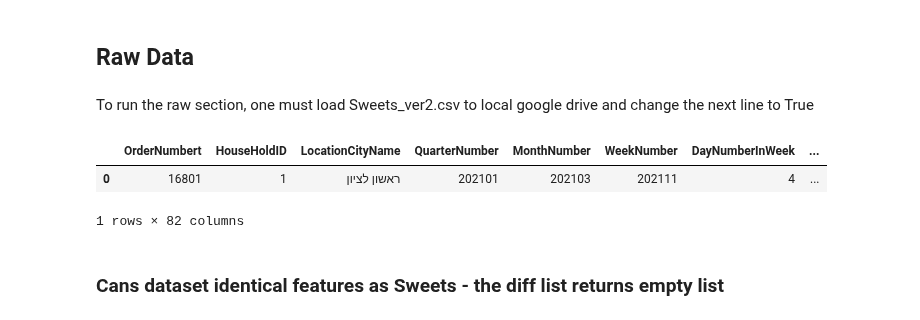
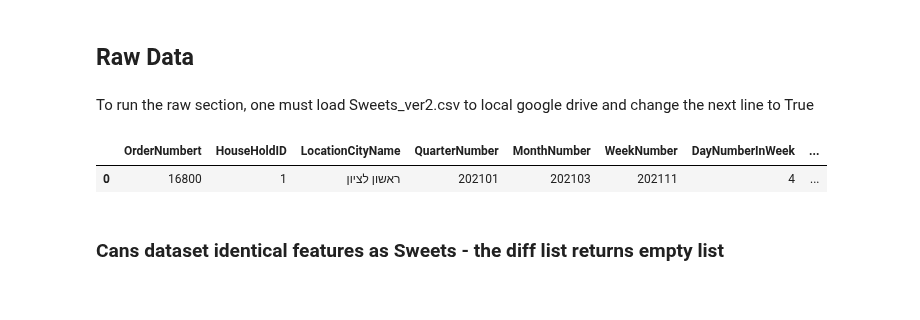
Before and after one commit to DanielKorenDataScience/ClassificationProject, a Jupyter notebook: Classification_Project_Shufersal_Detergents.ipynb, the cells around one changed output. Drawn from its saved outputs; the diff is of its cells as text; code cells hidden in the pictures.

```diff
--- a/Classification_Project_Shufersal_Detergents.ipynb
+++ b/Classification_Project_Shufersal_Detergents.ipynb
@@ -31,3 +31,14 @@ if not DIFF:
+# %%
+fname = 'Detergents.csv'
+subdir = ''
+data_url = 'https://raw.githubusercontent.com/DanielKorenDataScience/ClassificationProject/main/' + subdir + fname
+
+df1 = pd.read_csv(data_url, nrows=1)
+df2 = pd.read_csv(data_url, usecols=[i for i in range(82) if not i in[0,8,10,12,14,16,18,20,24,26,27,48,50,52,54,56,58,62,64,65]])
+d(df1)
+# %% [output]
+|  | OrderNumbert | HouseHoldID | LocationCityName | QuarterNumber | MonthNumber | WeekNumber | DayNumberInWeek | ... |
+| 0 | 16800 | 1 | ראשון לציון | 202101 | 202103 | 202111 | 4 | ... |
 # %%
 def get_raw(fname, subdir=''):
   data_url = 'https://raw.githubusercontent.com/DanielKorenDataScience/ClassificationProject/main/' + subdir + fname
@@ -41,17 +47,6 @@ def get_raw(fname, subdir=''):
 def diff_list(li1, li2):
   p(len(li1), len(li2))
   return [i for i in li1 + li2 if i not in li1 or i not in li2]
-# %%
-if RAW:
-  fname = 'Detergents.csv'
-  get_raw(fname)
-  df1 = pd.read_csv(fname, encoding='utf-8', nrows=1)
-  df2 = pd.read_csv(fname, encoding='utf-8', usecols=[i for i in range(82) if not i in[0,8,10,12,14,16,18,20,24,26,27,48,50,52,54,56,58,62,64,65]])
-  d(df1)
-# %% [output]
-|  | OrderNumbert | HouseHoldID | LocationCityName | QuarterNumber | MonthNumber | WeekNumber | DayNumberInWeek | ... |
-| 0 | 16801 | 1 | ראשון לציון | 202101 | 202103 | 202111 | 4 | ... |
-1 rows × 82 columns
 # %% [markdown]
 ### Cans dataset identical features as Sweets - the diff list returns empty list
 # %%
```
Also changed, not shown: parts of 20 cells of this notebook.
